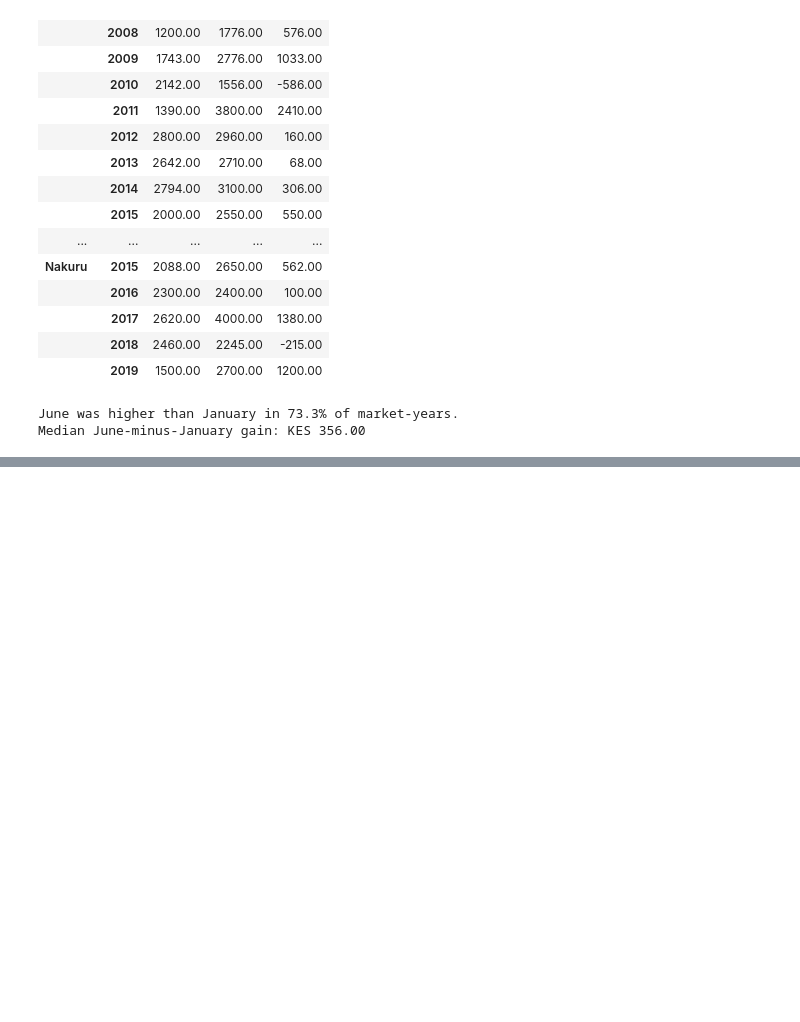
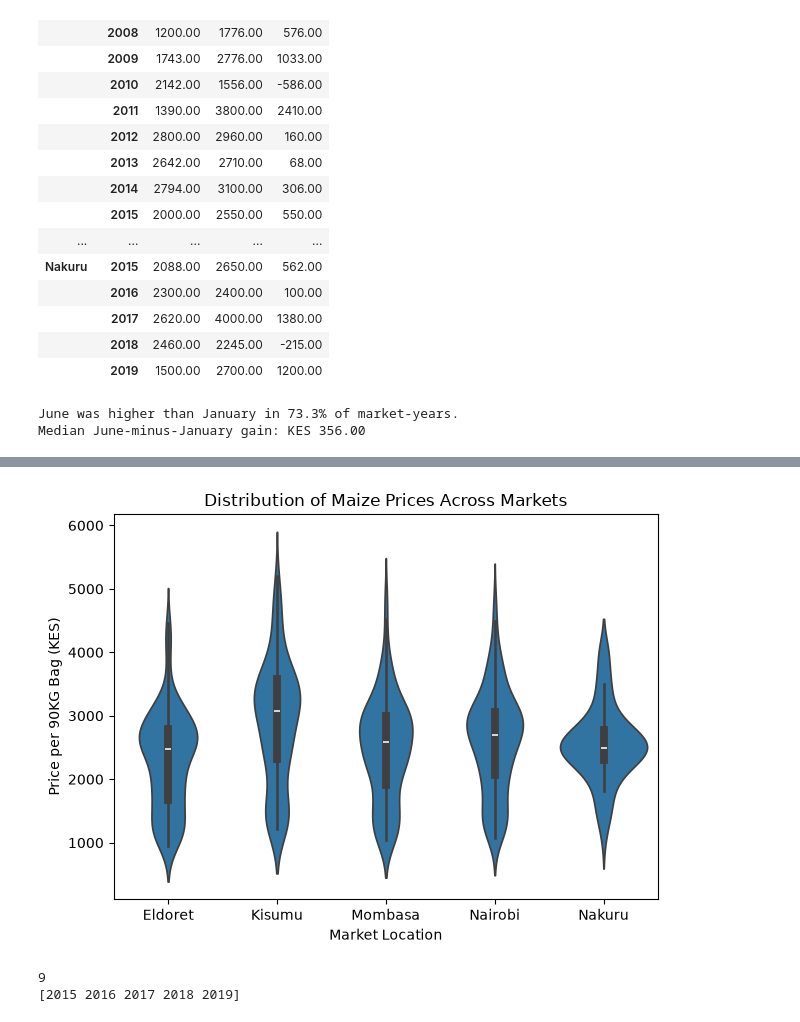
Before and after one commit to NantegeJosephine/Kenya-market-analysis, a Jupyter notebook: analysis.ipynb, the cells around one changed output, grey strips where cells are left out. Saved outputs shown, nothing was run; the diff lists cells and outputs as text; code cells hidden in the pictures; blank space fills up the shorter version.

```diff
--- a/analysis.ipynb
+++ b/analysis.ipynb
@@ -360,0 +378,12 @@ Median June-minus-January gain: KES 356.00
+# %%
+sns.violinplot(data=df_maize, x="market", y="price_kes")
+# 2. Add the clean descriptive text layers
+plt.title("Distribution of Maize Prices Across Markets")
+plt.xlabel("Market Location")
+plt.ylabel("Price per 90KG Bag (KES)")
+
+# 3. Clean and display
+plt.tight_layout()
+plt.show()
+# %% [output]
+[figure, added]
@@ -360,0 +406,8 @@ Median June-minus-January gain: KES 356.00
+# %%
+#filtering
+retail_maize = df[(df["commodity"] == "Maize") & (df["price_type"] == "Retail") &(df['year'].between(2015, 2019))].copy()
+print(retail_maize["market"].nunique())
+print(retail_maize["year"].unique())
+# %% [output]
+9
+[2015 2016 2017 2018 2019]
```
Also changed, not shown: parts of 11 cells of this notebook, 2 other files.
